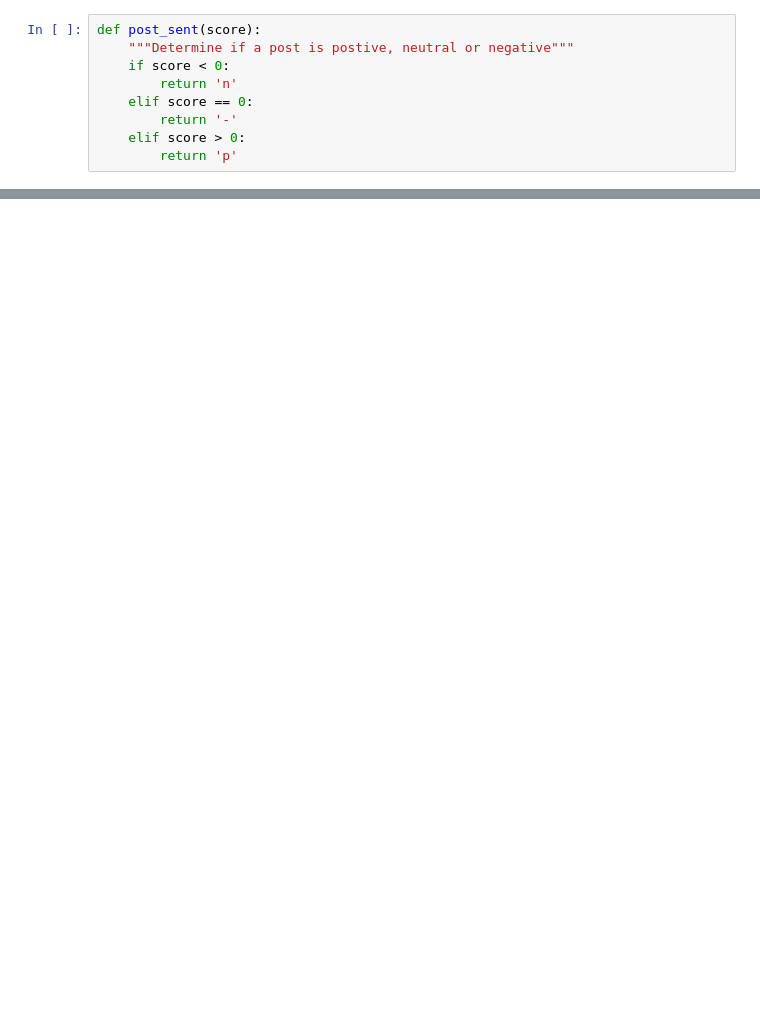
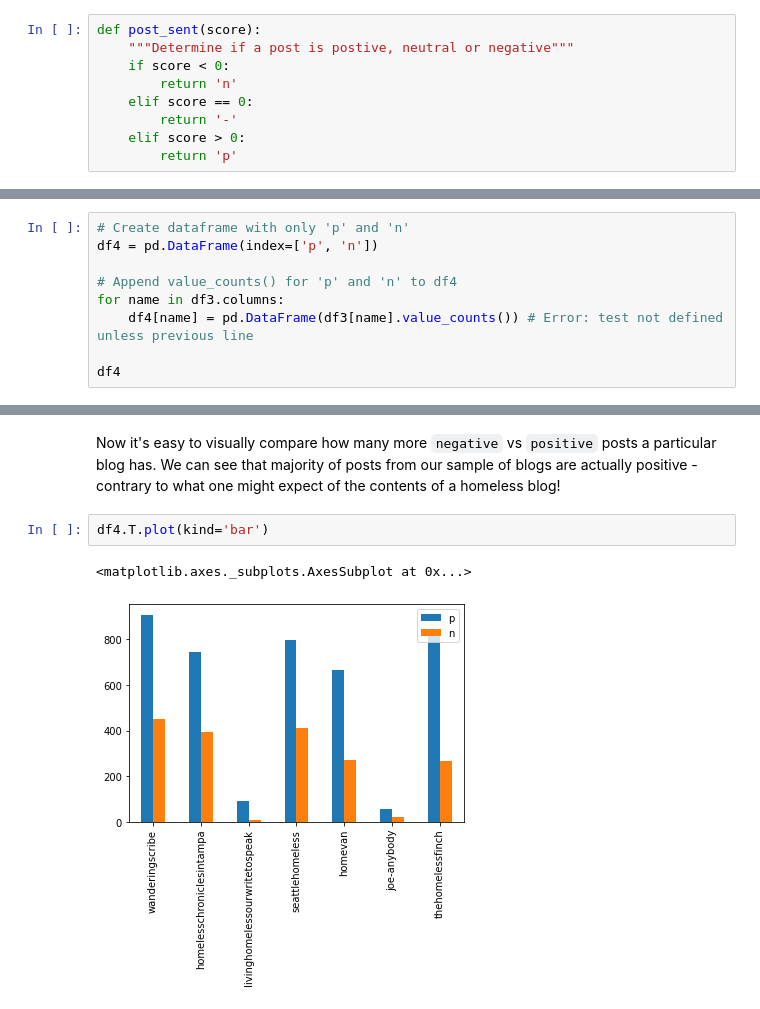
Before and after one commit to gvsa123/blogspot_scraper, a Jupyter notebook: SentimentAnalysis.ipynb, the cells around one changed output, grey strips where cells are left out. Cells and saved outputs as stored; diff of their text form; blank space fills up the shorter version.

```diff
--- a/SentimentAnalysis.ipynb
+++ b/SentimentAnalysis.ipynb
@@ -85,0 +122,9 @@ df3
+# %%
+# Create dataframe with only 'p' and 'n'
+df4 = pd.DataFrame(index=['p', 'n'])
+
+# Append value_counts() for 'p' and 'n' to df4
+for name in df3.columns:
+    df4[name] = pd.DataFrame(df3[name].value_counts()) # Error: test not defined unless previous line
+
+df4
@@ -85,0 +135,7 @@ df3
+# %% [markdown]
+Now it's easy to visually compare how many more `negative` vs `positive` posts a particular blog has. We can see that majority of posts from our sample of blogs are actually positive - contrary to what one might expect of the contents of a homeless blog!
+# %%
+df4.T.plot(kind='bar')
+# %% [output]
+<matplotlib.axes._subplots.AxesSubplot at 0x...>
+[figure, added]
```
Also changed, not shown: parts of 14 cells of this notebook, 1 other file.
